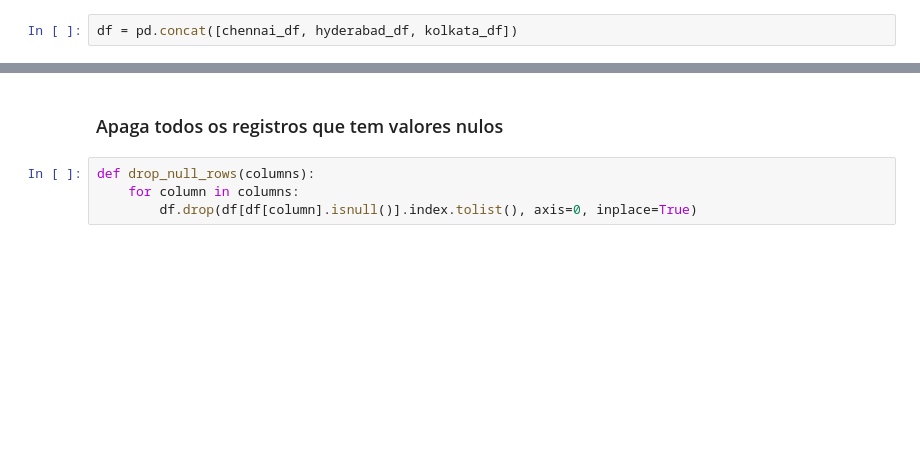
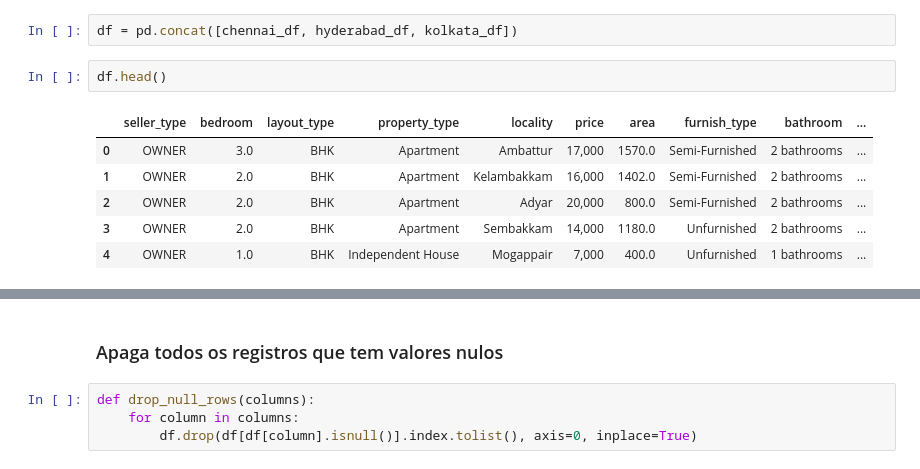
Before and after one commit to Felipanjos/a3_big_data_2022.2-, a Jupyter notebook: notebook.ipynb, the cells around one changed output, grey strips where cells are left out. Cells and saved outputs as stored; diff of their text form; blank space fills up the shorter version.

```diff
--- a/notebook.ipynb
+++ b/notebook.ipynb
@@ -20,5 +41,14 @@ kolkata_df.head()
 # %%
 df = pd.concat([chennai_df, hyderabad_df, kolkata_df])
+# %%
+df.head()
+# %% [output]
+|  | seller_type | bedroom | layout_type | property_type | locality | price | area | furnish_type | bathroom | ... |
+| 0 | OWNER | 3.0 | BHK | Apartment | Ambattur | 17,000 | 1570.0 | Semi-Furnished | 2 bathrooms | ... |
+| 1 | OWNER | 2.0 | BHK | Apartment | Kelambakkam | 16,000 | 1402.0 | Semi-Furnished | 2 bathrooms | ... |
+| 2 | OWNER | 2.0 | BHK | Apartment | Adyar | 20,000 | 800.0 | Semi-Furnished | 2 bathrooms | ... |
+| 3 | OWNER | 2.0 | BHK | Apartment | Sembakkam | 14,000 | 1180.0 | Unfurnished | 2 bathrooms | ... |
+| 4 | OWNER | 1.0 | BHK | Independent House | Mogappair | 7,000 | 400.0 | Unfurnished | 1 bathrooms | ... |
 # %%
 df.info()
 # %% [output]
```
Also changed, not shown: parts of 13 cells of this notebook.
